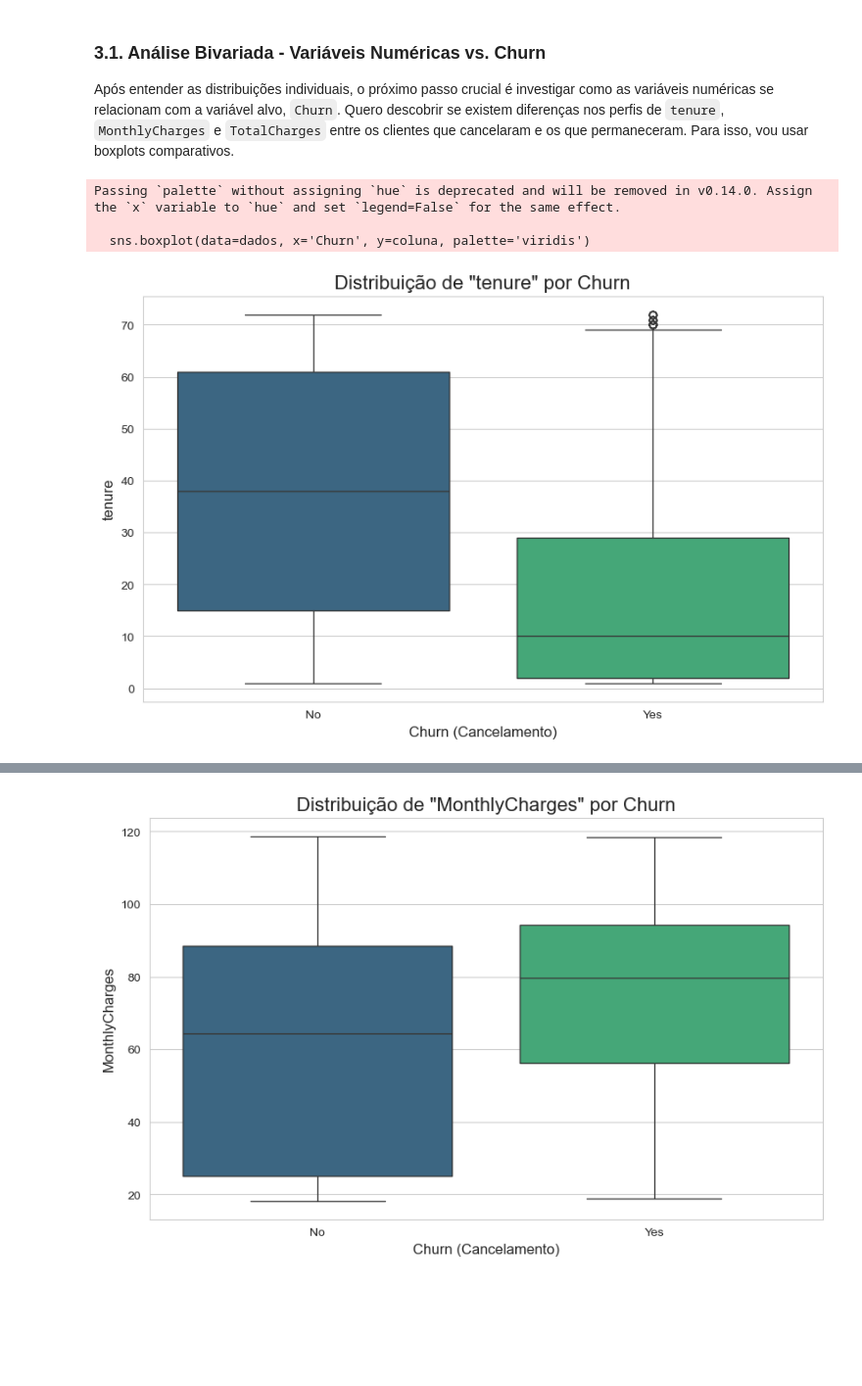
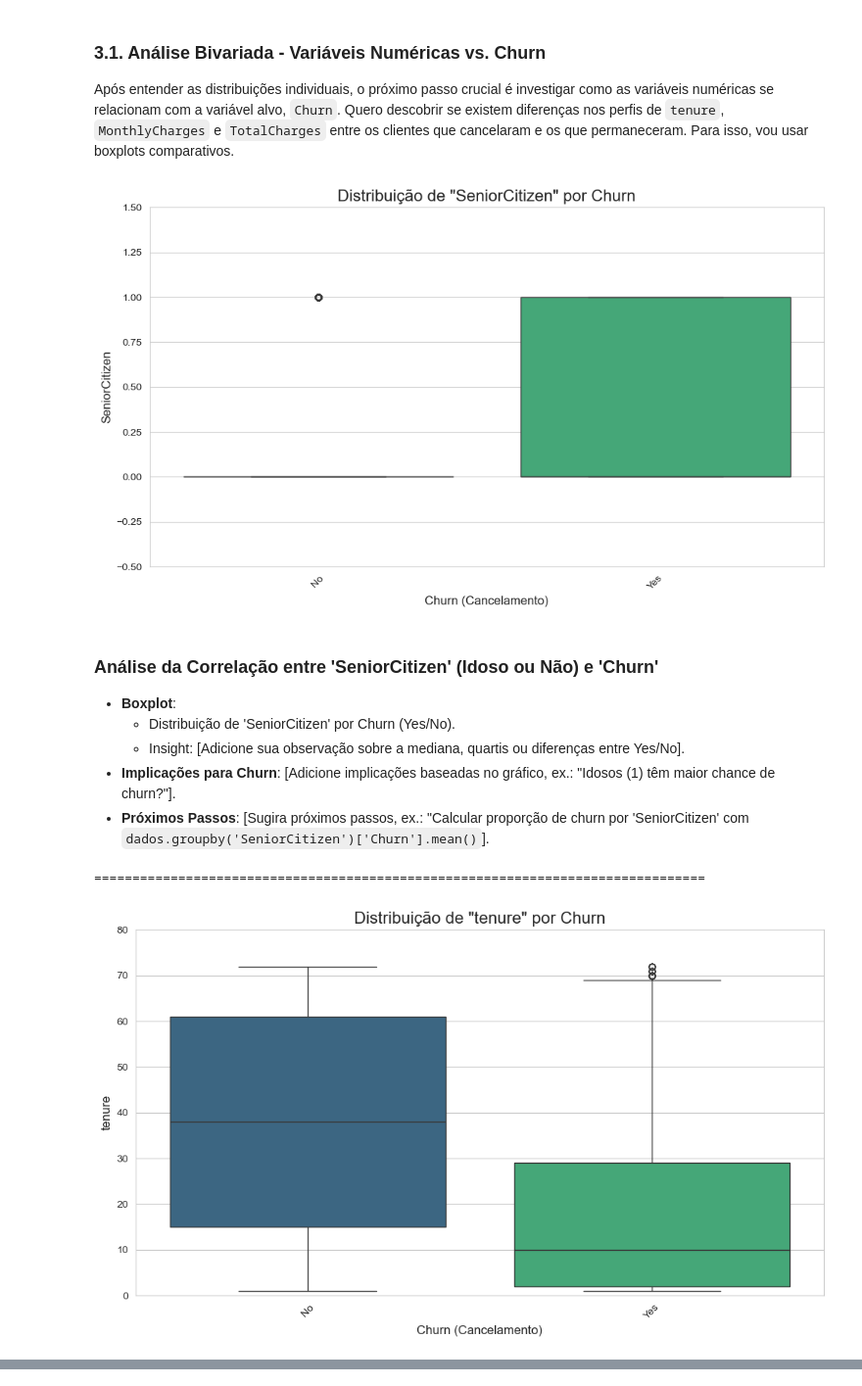
Before and after one commit to Marlon99henrique/pandas-eda-limpeza-dados, a Jupyter notebook: notebooks/01_analise_telco.ipynb, the cells around one changed output, grey strips where cells are left out. Shown at 98% size. Cells and saved outputs as stored; diff of their text form; code cells hidden in the pictures; blank space fills up the shorter version.

```diff
--- a/notebooks/01_analise_telco.ipynb
+++ b/notebooks/01_analise_telco.ipynb
@@ -223,26 +394,89 @@ for coluna in colunas_numericas:
 Após entender as distribuições individuais, o próximo passo crucial é investigar como as variáveis numéricas se relacionam com a variável alvo, `Churn`. Quero descobrir se existem diferenças nos perfis de `tenure`, `MonthlyCharges` e `TotalCharges` entre os clientes que cancelaram e os que permaneceram. Para isso, vou usar boxplots comparativos.
 # %%
 # Lista das colunas numéricas que quero analisar contra o Churn
-colunas_numericas = ['tenure', 'MonthlyCharges', 'TotalCharges']
+# Usando select_dtypes para pegar todas as numéricas e ajustando manualmente se necessário
+colunas_numericas = dados.select_dtypes(include=['int64', 'float64']).columns.tolist()
+# Garantindo que todas as colunas desejadas estejam incluídas
+colunas_numericas = ['SeniorCitizen', 'tenure', 'MonthlyCharges', 'TotalCharges']  # Ordem explícita
+
+# Dicionário com templates Markdown para cada coluna (a ser preenchido com insights)
+insights = {
+    'SeniorCitizen': """
+### Análise da Correlação entre 'SeniorCitizen' (Idoso ou Não) e 'Churn'
+- **Boxplot**:
+  - Distribuição de 'SeniorCitizen' por Churn (Yes/No).
+  - Insight: [Adicione sua observação sobre a mediana, quartis ou diferenças entre Yes/No].
+- **Implicações para Churn**: [Adicione implicações baseadas no gráfico, ex.: "Idosos (1) têm maior chance de churn?"].
+- **Próximos Passos**: [Sugira próximos passos, ex.: "Calcular proporção de churn por 'SeniorCitizen' com `dados.groupby('SeniorCitizen')['Churn'].mean()`].""",
+
+    'tenure': """
+### Análise da Correlação entre 'tenure' (Tempo na Empresa) e 'Churn'
+- **Boxplot**:
+  - Distribuição de 'tenure' por Churn (Yes/No).
+  - Insight: [Adicione sua observação sobre a mediana, quartis ou diferenças entre Yes/No].
+- **Implicações para Churn**: [Adicione implicações baseadas no gráfico, ex.: "Clientes com menor tenure têm maior chance de churn?"].
+- **Próximos Passos**: [Sugira próximos passos, ex.: "Calcular média de tenure por Churn com `dados.groupby('Churn')['tenure'].mean()`].""",
+
+    'MonthlyCharges': """
+### Análise da Correlação entre 'MonthlyCharges' (Gastos Mensais) e 'Churn'
+- **Boxplot**:
+  - Distribuição de 'MonthlyCharges' por Churn (Yes/No).
+  - Insight: [Adicione sua observação sobre a mediana, quartis ou diferenças entre Yes/No].
+- **Implicações para Churn**: [Adicione implicações baseadas no gráfico, ex.: "Gastos altos correlacionam com churn?"].
+- **Próximos Passos**: [Sugira próximos passos, ex.: "Cruzar com 'InternetService' para verificar impacto de planos caros].""",
+
+    'TotalCharges': """
+### Análise da Correlação entre 'TotalCharges' (Gastos Totais Acumulados) e 'Churn'
+- **Boxplot**:
+  - Distribuição de 'TotalCharges' por Churn (Yes/No).
+  - Insight: [Adicione sua observação sobre a mediana, quartis ou diferenças entre Yes/No].
+- **Implicações para Churn**: [Adicione implicações baseadas no gráfico, ex.: "Baixos totais indicam churn precoce?"].
+- **Próximos Passos**: [Sugira próximos passos, ex.: "Analisar relação com 'tenure' via scatterplot]."""
+}
 
 # Criando um loop para gerar um boxplot para cada coluna numérica
 for coluna in colunas_numericas:
     # Criando a figura
     plt.figure(figsize=(10, 6))
 
-    # Criando o boxplot comparativo
-    sns.boxplot(data=dados, x='Churn', y=coluna, palette='viridis')
+    # Criando o boxplot comparativo (com ajustes nos eixos)
+    sns.boxplot(data=dados, x='Churn', y=coluna, hue='Churn', palette='viridis', legend=False)
 
-    # Adicionando título
+    # Ajustes nos eixos
     plt.title(f'Distribuição de "{coluna}" por Churn', fontsize=16)
     plt.xlabel('Churn (Cancelamento)', fontsize=12)
     plt.ylabel(coluna, fontsize=12)
+    plt.xticks(rotation=45)  # Rotaciona os rótulos do eixo X para evitar sobreposição
+    plt.tight_layout()  # Ajusta o layout para evitar cortes
+
+    # Definindo limites aproximados para o eixo Y (ajuste conforme seus dados)
+    if coluna == 'SeniorCitizen':
+        plt.ylim(-0.5, 1.5)  # Limita de -0.5 a 1.5 para binário (0 e 1)
+    elif coluna == 'tenure':
+        plt.ylim(0, 80)  # Limita de 0 a 80 para tenure
+    elif coluna == 'MonthlyCharges':
+        plt.ylim(0, 130)  # Limita de 0 a 130 para MonthlyCharges
+    elif coluna == 'TotalCharges':
+        plt.ylim(0, 9000)  # Limita de 0 a 9000 para TotalCharges
 
     # Exibindo o gráfico
     plt.show()
+
+    # Exibe o Markdown correspondente à coluna
+    display(Markdown(insights[coluna]))
     print("\n" + "="*80 + "\n")
+
+# Verificação opcional dos dados (execute separadamente para debug)
+print("Colunas numéricas disponíveis:", dados.select_dtypes(include=['int64', 'float64']).columns.tolist())
+print("Valores únicos em 'Churn':", dados['Churn'].unique())
 # %% [output]
+[figure, new version]
+
+### Análise da Correlação entre 'SeniorCitizen' (Idoso ou Não) e 'Churn'
+- **Boxplot**:
+  - Distribuição de 'SeniorCitizen' por Churn (Yes/No).
+  - Insight: [Adicione sua observação sobre a mediana, quartis ou diferenças entre Yes/No].
+- **Implicações para Churn**: [Adicione implicações baseadas no gráfico, ex.: "Idosos (1) têm maior chance de churn?"].
+- **Próximos Passos**: [Sugira próximos passos, ex.: "Calcular proporção de churn por 'SeniorCitizen' com `dados.groupby('SeniorCitizen')['Churn'].mean()`].
-Passing `palette` without assigning `hue` is deprecated and will be removed in v0.14.0. Assign the `x` variable to `hue` and set `legend=False` for the same effect.
-
-  sns.boxplot(data=dados, x='Churn', y=coluna, palette='viridis')
+================================================================================
-[figure, old version]
+[figure, new version]
@@ -253 +499,0 @@ Passing `palette` without assigning `hue` is deprecated and will be removed in v
-[figure, old version]
```
Also changed, not shown: parts of 6 cells of this notebook.
